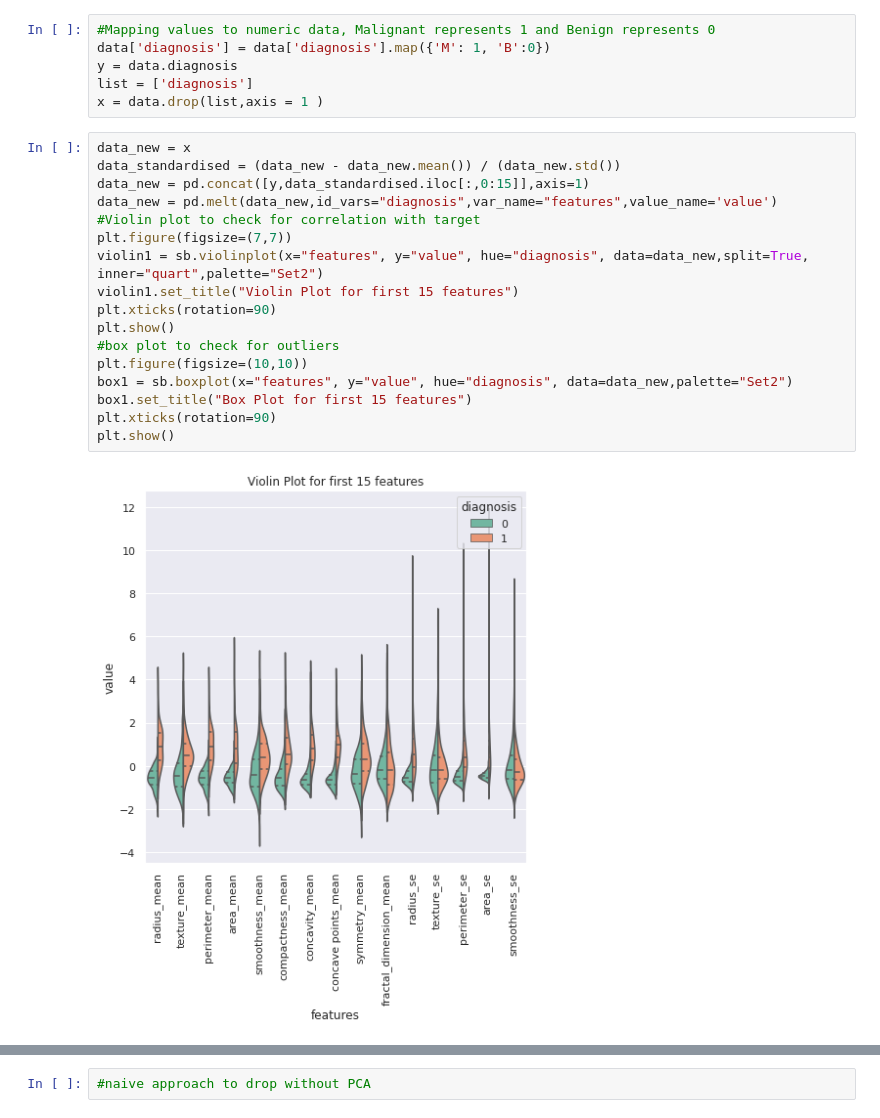
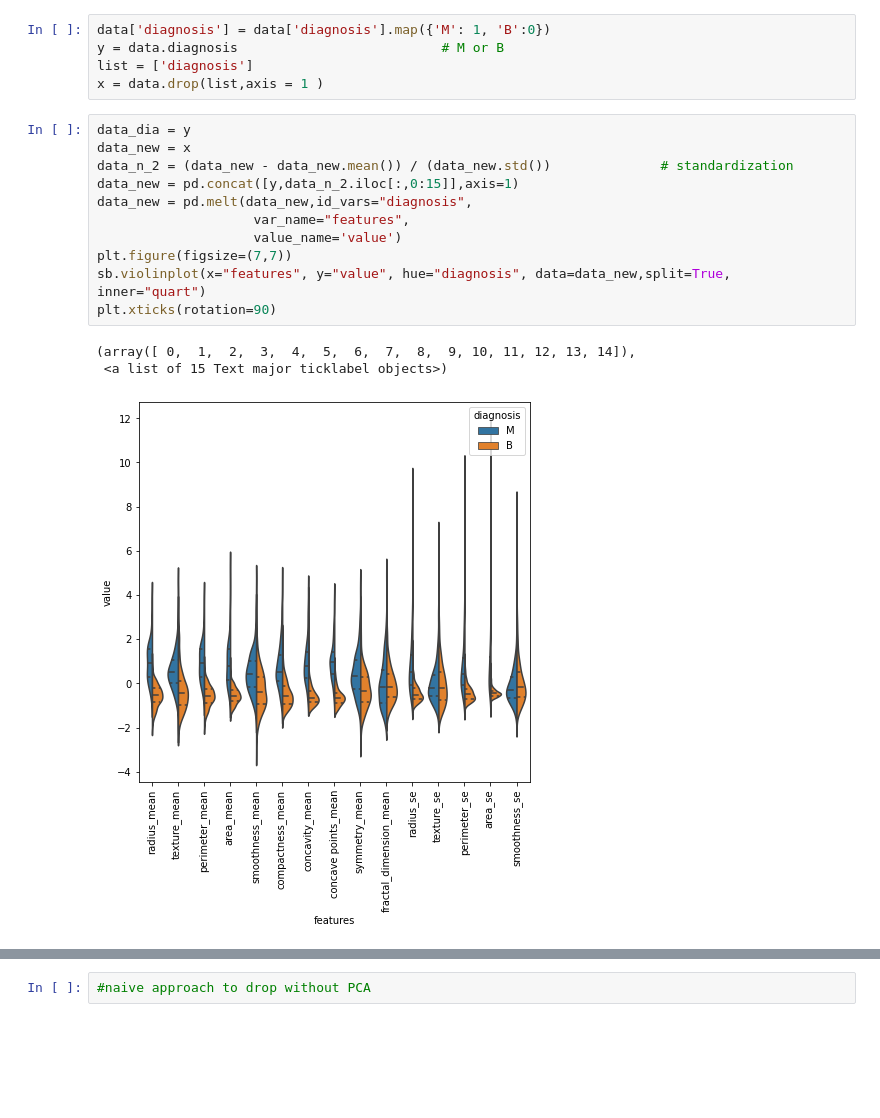
Before and after one commit to tanejaaryan/CSE343-MLProject, a Jupyter notebook: MLPca.ipynb, the cells around one changed output, grey strips where cells are left out. Saved outputs shown, nothing was run; the diff lists cells and outputs as text; blank space fills up the shorter version.

```diff
--- a/MLPca.ipynb
+++ b/MLPca.ipynb
@@ -20,25 +23,20 @@ heat.set_title('Correlation in Features');
 # %%
-#Mapping values to numeric data, Malignant represents 1 and Benign represents 0
 data['diagnosis'] = data['diagnosis'].map({'M': 1, 'B':0})
-y = data.diagnosis
+y = data.diagnosis                          # M or B
 list = ['diagnosis']
 x = data.drop(list,axis = 1 )
 # %%
+data_dia = y
 data_new = x
-data_standardised = (data_new - data_new.mean()) / (data_new.std())
-data_new = pd.concat([y,data_standardised.iloc[:,0:15]],axis=1)
-data_new = pd.melt(data_new,id_vars="diagnosis",var_name="features",value_name='value')
-#Violin plot to check for correlation with target
+data_n_2 = (data_new - data_new.mean()) / (data_new.std())              # standardization
+data_new = pd.concat([y,data_n_2.iloc[:,0:15]],axis=1)
+data_new = pd.melt(data_new,id_vars="diagnosis",
+                    var_name="features",
+                    value_name='value')
 plt.figure(figsize=(7,7))
-violin1 = sb.violinplot(x="features", y="value", hue="diagnosis", data=data_new,split=True, inner="quart",palette="Set2")
-violin1.set_title("Violin Plot for first 15 features")
+sb.violinplot(x="features", y="value", hue="diagnosis", data=data_new,split=True, inner="quart")
 plt.xticks(rotation=90)
-plt.show()
-#box plot to check for outliers
-plt.figure(figsize=(10,10))
-box1 = sb.boxplot(x="features", y="value", hue="diagnosis", data=data_new,palette="Set2")
-box1.set_title("Box Plot for first 15 features")
-plt.xticks(rotation=90)
-plt.show()
 # %% [output]
+(array([ 0,  1,  2,  3,  4,  5,  6,  7,  8,  9, 10, 11, 12, 13, 14]),
+ <a list of 15 Text major ticklabel objects>)
-[figure, old version]
+[figure, new version]
```
Also changed, not shown: parts of 21 cells of this notebook.
